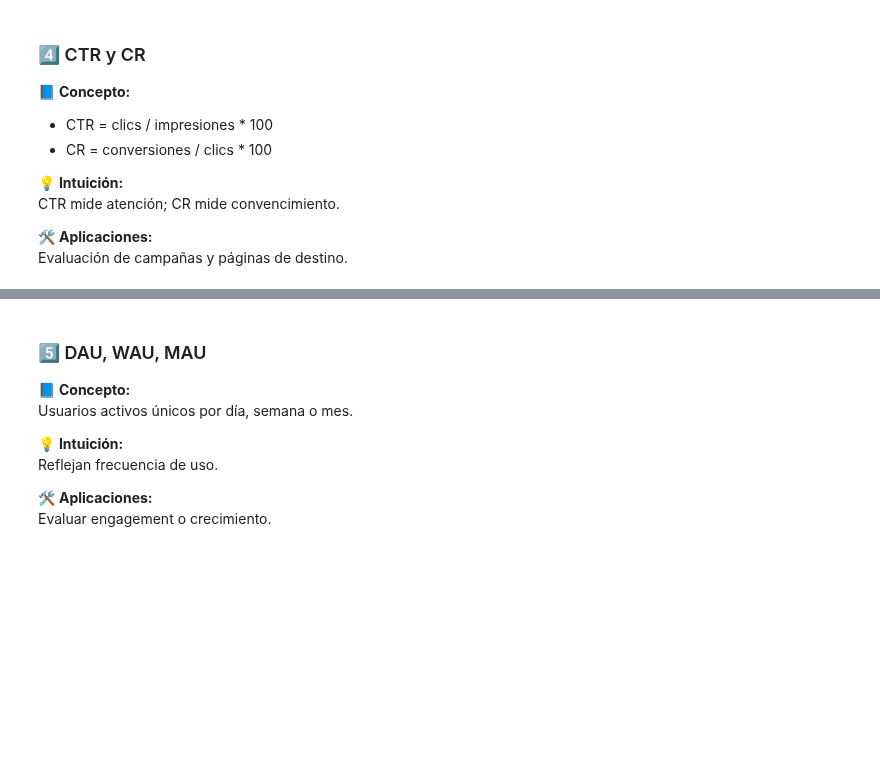
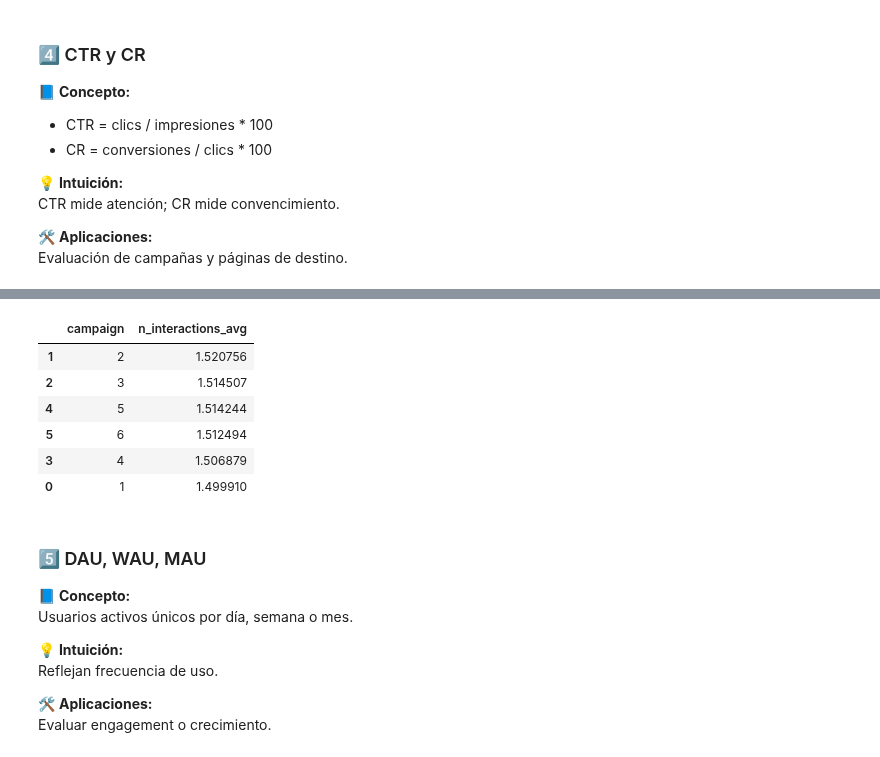
Before and after one commit to zyntonyson/bootcamp_ds_da, a Jupyter notebook: 09-da-analisis-negocio/18-Metricas_Usuarios.ipynb, the cells around one changed output, grey strips where cells are left out. Cells and saved outputs as stored; diff of their text form; code cells hidden in the pictures; blank space fills up the shorter version.

```diff
--- a/09-da-analisis-negocio/18-Metricas_Usuarios.ipynb
+++ b/09-da-analisis-negocio/18-Metricas_Usuarios.ipynb
@@ -52,0 +180,22 @@ Evaluación de campañas y páginas de destino.
+# %%
+#Campañas/User
+(
+    visits
+    .groupby(['campaign','uuid_user'],as_index=False)
+    .agg(
+        n_interactions=('uuid_interaction','nunique')
+    )
+    .groupby(['campaign'],as_index=False)
+    .agg(
+        n_interactions_avg=('n_interactions','mean')
+    )
+    .sort_values(['n_interactions_avg'],ascending=[False])
+)
+# %% [output]
+|  | campaign | n_interactions_avg |
+| 1 | 2 | 1.520756 |
+| 2 | 3 | 1.514507 |
+| 4 | 5 | 1.514244 |
+| 5 | 6 | 1.512494 |
+| 3 | 4 | 1.506879 |
+| 0 | 1 | 1.499910 |
```
Also changed, not shown: parts of 12 cells of this notebook.
